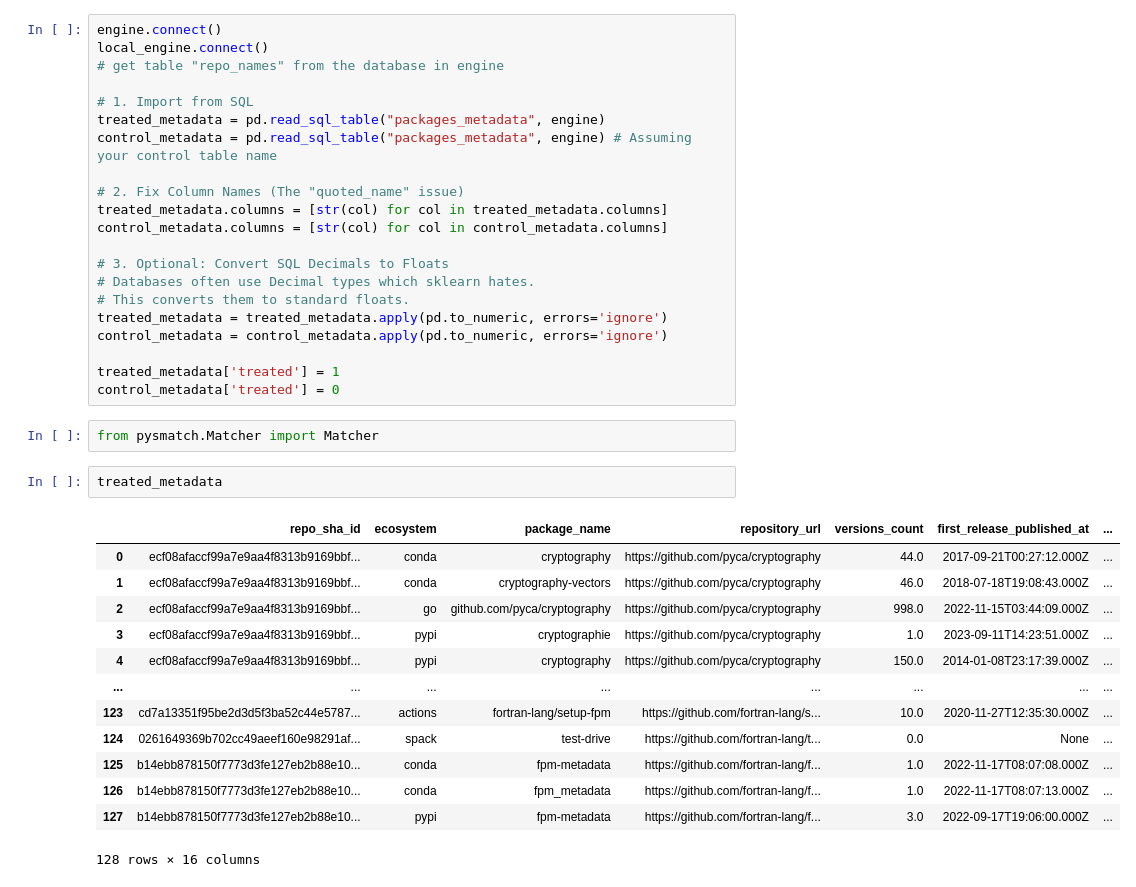
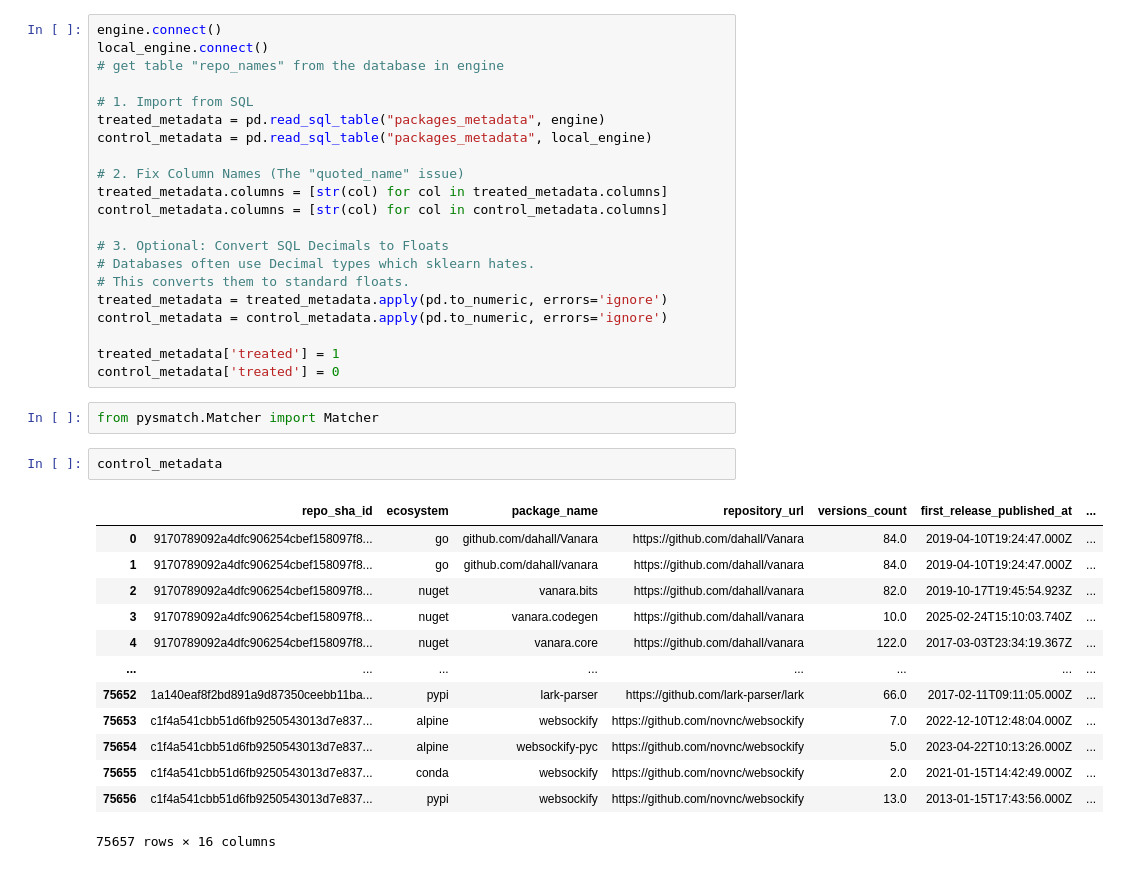
Before and after one commit to ldmnch/thesis_mds_2026, a Jupyter notebook: laias_thesis_scripts/probability_weighting.ipynb, the cells around one changed output. Drawn from its saved outputs; the diff is of its cells as text.

```diff
--- a/laias_thesis_scripts/probability_weighting.ipynb
+++ b/laias_thesis_scripts/probability_weighting.ipynb
@@ -27,7 +23,7 @@ local_engine.connect()
 
 # 1. Import from SQL
 treated_metadata = pd.read_sql_table("packages_metadata", engine)
-control_metadata = pd.read_sql_table("packages_metadata", engine) # Assuming your control table name
+control_metadata = pd.read_sql_table("packages_metadata", local_engine)
 
 # 2. Fix Column Names (The "quoted_name" issue)
 treated_metadata.columns = [str(col) for col in treated_metadata.columns]
@@ -44,21 +40,21 @@ control_metadata['treated'] = 0
 # %%
 from pysmatch.Matcher import Matcher
 # %%
-treated_metadata
+control_metadata
 # %% [output]
 |  | repo_sha_id | ecosystem | package_name | repository_url | versions_count | first_release_published_at | ... |
-| 0 | ecf08afaccf99a7e9aa4f8313b9169bbf... | conda | cryptography | https://github.com/pyca/cryptography | 44.0 | 2017-09-21T00:27:12.000Z | ... |
-| 1 | ecf08afaccf99a7e9aa4f8313b9169bbf... | conda | cryptography-vectors | https://github.com/pyca/cryptography | 46.0 | 2018-07-18T19:08:43.000Z | ... |
-| 2 | ecf08afaccf99a7e9aa4f8313b9169bbf... | go | github.com/pyca/cryptography | https://github.com/pyca/cryptography | 998.0 | 2022-11-15T03:44:09.000Z | ... |
-| 3 | ecf08afaccf99a7e9aa4f8313b9169bbf... | pypi | cryptographie | https://github.com/pyca/cryptography | 1.0 | 2023-09-11T14:23:51.000Z | ... |
-| 4 | ecf08afaccf99a7e9aa4f8313b9169bbf... | pypi | cryptography | https://github.com/pyca/cryptography | 150.0 | 2014-01-08T23:17:39.000Z | ... |
+| 0 | 9170789092a4dfc906254cbef158097f8... | go | github.com/dahall/Vanara | https://github.com/dahall/Vanara | 84.0 | 2019-04-10T19:24:47.000Z | ... |
+| 1 | 9170789092a4dfc906254cbef158097f8... | go | github.com/dahall/vanara | https://github.com/dahall/vanara | 84.0 | 2019-04-10T19:24:47.000Z | ... |
+| 2 | 9170789092a4dfc906254cbef158097f8... | nuget | vanara.bits | https://github.com/dahall/vanara | 82.0 | 2019-10-17T19:45:54.923Z | ... |
+| 3 | 9170789092a4dfc906254cbef158097f8... | nuget | vanara.codegen | https://github.com/dahall/vanara | 10.0 | 2025-02-24T15:10:03.740Z | ... |
+| 4 | 9170789092a4dfc906254cbef158097f8... | nuget | vanara.core | https://github.com/dahall/vanara | 122.0 | 2017-03-03T23:34:19.367Z | ... |
 | ... | ... | ... | ... | ... | ... | ... | ... |
-| 123 | cd7a13351f95be2d3d5f3ba52c44e5787... | actions | fortran-lang/setup-fpm | https://github.com/fortran-lang/s... | 10.0 | 2020-11-27T12:35:30.000Z | ... |
-| 124 | 0261649369b702cc49aeef160e98291af... | spack | test-drive | https://github.com/fortran-lang/t... | 0.0 | None | ... |
-| 125 | b14ebb878150f7773d3fe127eb2b88e10... | conda | fpm-metadata | https://github.com/fortran-lang/f... | 1.0 | 2022-11-17T08:07:08.000Z | ... |
-| 126 | b14ebb878150f7773d3fe127eb2b88e10... | conda | fpm_metadata | https://github.com/fortran-lang/f... | 1.0 | 2022-11-17T08:07:13.000Z | ... |
-| 127 | b14ebb878150f7773d3fe127eb2b88e10... | pypi | fpm-metadata | https://github.com/fortran-lang/f... | 3.0 | 2022-09-17T19:06:00.000Z | ... |
+| 75652 | 1a140eaf8f2bd891a9d87350ceebb11ba... | pypi | lark-parser | https://github.com/lark-parser/lark | 66.0 | 2017-02-11T09:11:05.000Z | ... |
+| 75653 | c1f4a541cbb51d6fb9250543013d7e837... | alpine | websockify | https://github.com/novnc/websockify | 7.0 | 2022-12-10T12:48:04.000Z | ... |
+| 75654 | c1f4a541cbb51d6fb9250543013d7e837... | alpine | websockify-pyc | https://github.com/novnc/websockify | 5.0 | 2023-04-22T10:13:26.000Z | ... |
+| 75655 | c1f4a541cbb51d6fb9250543013d7e837... | conda | websockify | https://github.com/novnc/websockify | 2.0 | 2021-01-15T14:42:49.000Z | ... |
+| 75656 | c1f4a541cbb51d6fb9250543013d7e837... | pypi | websockify | https://github.com/novnc/websockify | 13.0 | 2013-01-15T17:43:56.000Z | ... |
-128 rows × 16 columns
+75657 rows × 16 columns
 # %%
 treated_metadata = treated_metadata.copy().infer_objects()
 control_metadata = control_metadata.copy().infer_objects()
```
Also changed, not shown: parts of 9 cells of this notebook, 3 other files.
